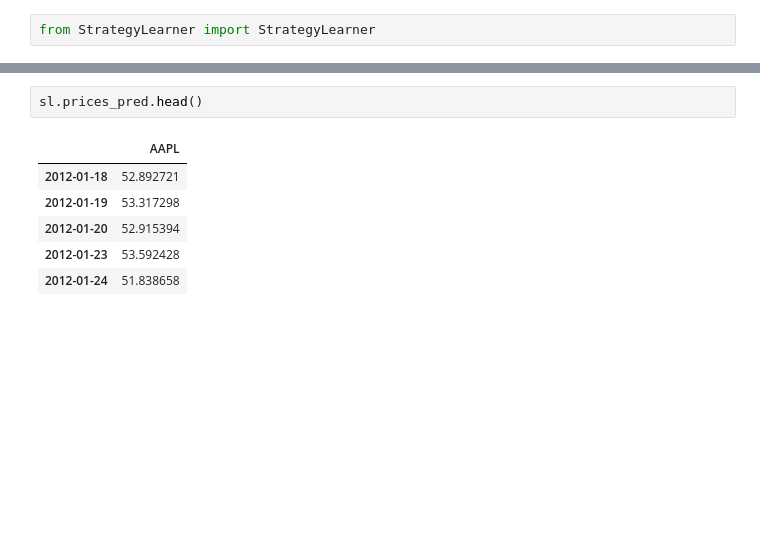
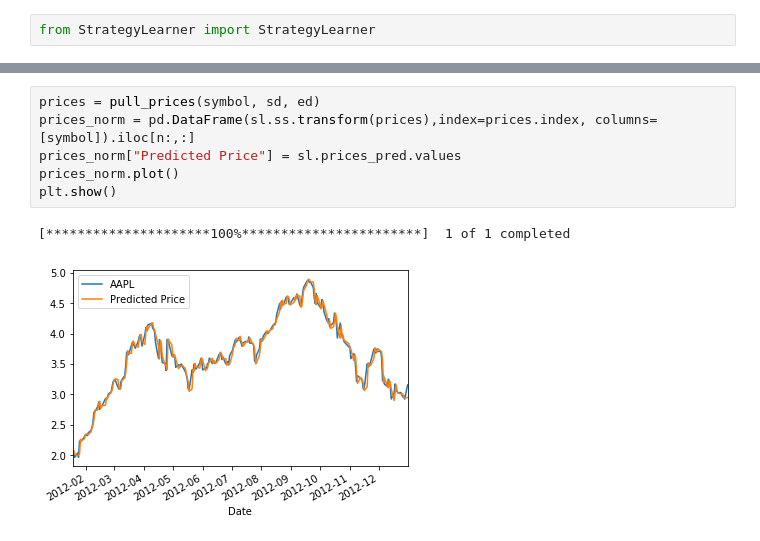
Before and after one commit to ryan-kp-miller/Stock-Price-Prediction-App, a Jupyter notebook: Regression_Experiment.ipynb, the cells around one changed output, grey strips where cells are left out. Saved outputs shown, nothing was run; the diff lists cells and outputs as text; blank space fills up the shorter version.

```diff
--- a/Regression_Experiment.ipynb
+++ b/Regression_Experiment.ipynb
@@ -295,11 +289,11 @@ SL: Cumulative Return: -0.38640
 <Figure size 432x288 with 0 Axes>
 <Figure size 432x288 with 0 Axes>
-# %%
-sl.prices_pred.head()
-# %% [output]
-|  | AAPL |
-| 2012-01-18 | 52.892721 |
-| 2012-01-19 | 53.317298 |
-| 2012-01-20 | 52.915394 |
-| 2012-01-23 | 53.592428 |
-| 2012-01-24 | 51.838658 |
+# %%
+prices = pull_prices(symbol, sd, ed)
+prices_norm = pd.DataFrame(sl.ss.transform(prices),index=prices.index, columns=[symbol]).iloc[n:,:]
+prices_norm["Predicted Price"] = sl.prices_pred.values
+prices_norm.plot()
+plt.show()
+# %% [output]
+[*********************100%***********************]  1 of 1 completed
+[figure, added]
```
Also changed, not shown: parts of 6 cells of this notebook, 1 other file.
